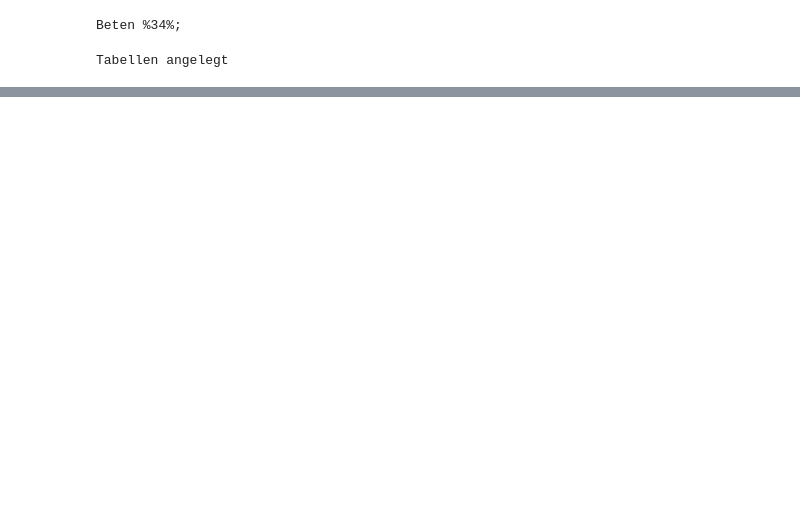
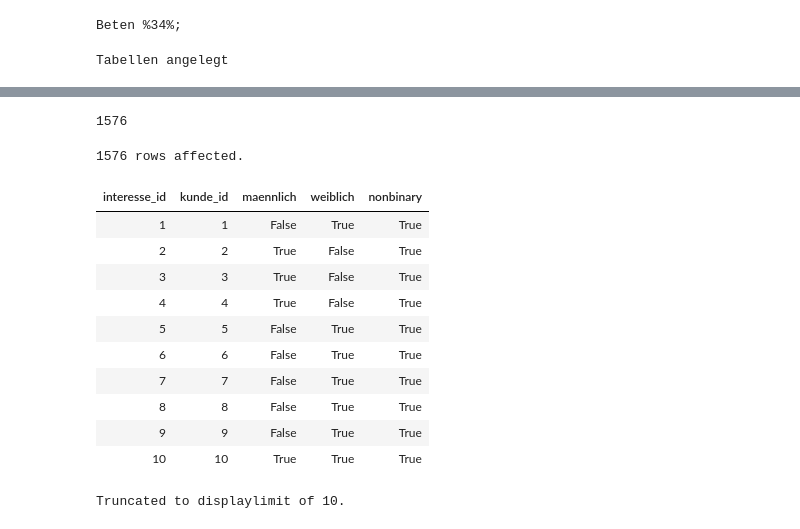
Before and after one commit to Sweet-Lunalotl/LetsMeet_Luna, a Jupyter notebook: notebooks/Akt1.ipynb, the cells around one changed output, grey strips where cells are left out. Cells and saved outputs as stored; diff of their text form; code cells hidden in the pictures; blank space fills up the shorter version.

```diff
--- a/notebooks/Akt1.ipynb
+++ b/notebooks/Akt1.ipynb
@@ -166,0 +252,24 @@ Tabellen angelegt
+# %%
+# intresse Tabbel
+interesse_data = df[["Interessiert an nb", "Interessiert an m", "Interessiert an w"]].copy()
+interesse_data.columns = ["nonbinary", "maennlich", "weiblich"]
+interesse_data.to_sql("interesse", engine, if_exists="append", index=True, index_label="kunde_id")
+# %% [output]
+1576
+# %%
+%%sql
+select * from interesse
+# %% [output]
+1576 rows affected.
+| interesse_id | kunde_id | maennlich | weiblich | nonbinary |
+| 1 | 1 | False | True | True |
+| 2 | 2 | True | False | True |
+| 3 | 3 | True | False | True |
+| 4 | 4 | True | False | True |
+| 5 | 5 | False | True | True |
+| 6 | 6 | False | True | True |
+| 7 | 7 | False | True | True |
+| 8 | 8 | False | True | True |
+| 9 | 9 | False | True | True |
+| 10 | 10 | True | True | True |
+Truncated to displaylimit of 10.
```
Also changed, not shown: parts of 13 cells of this notebook, 3 other files.
